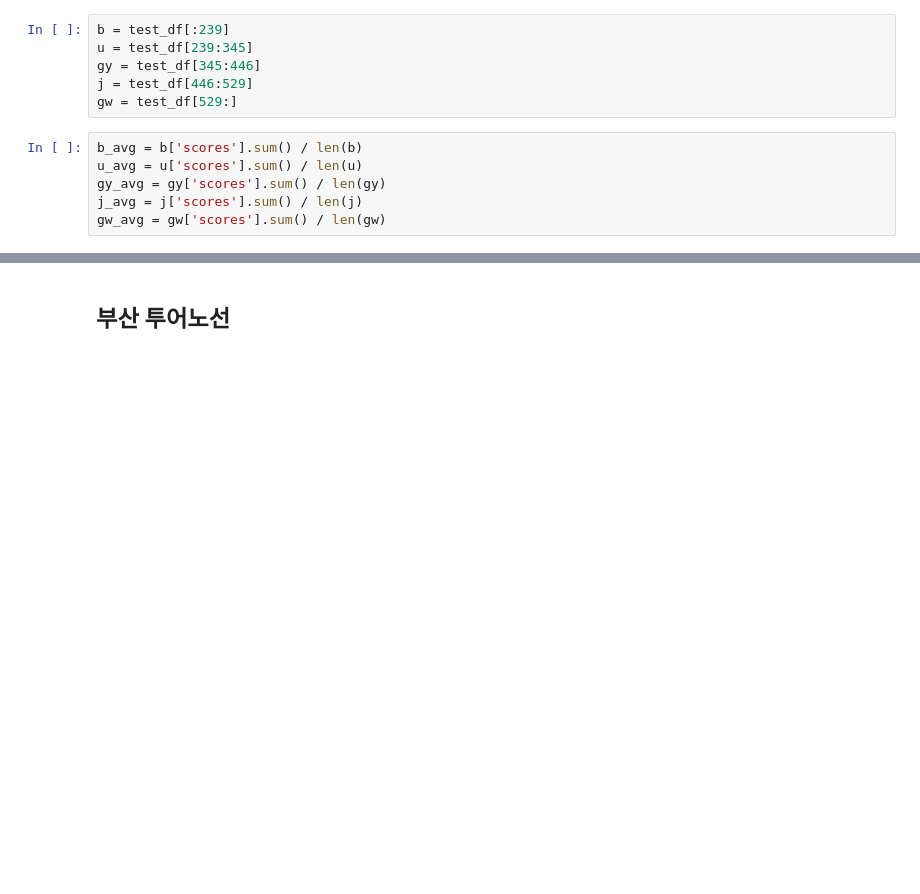
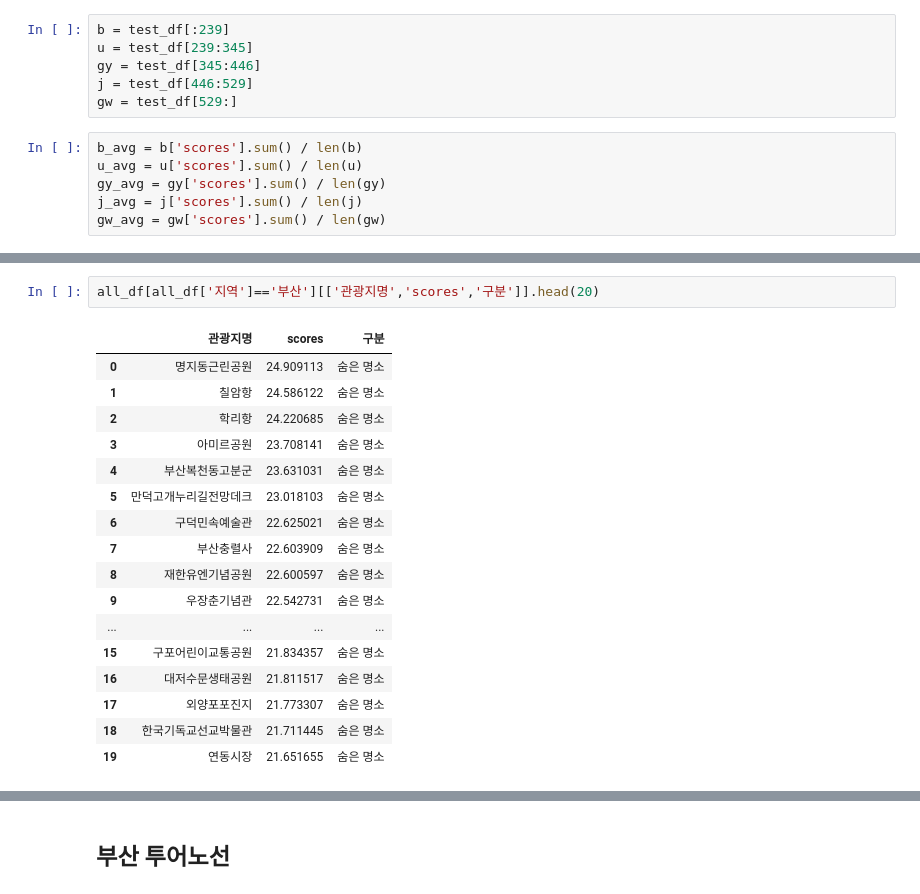
Before and after one commit to GRetriever/Data-Analysis-Project, a Jupyter notebook: Tourist Attractions/EDA.ipynb, the cells around one changed output, grey strips where cells are left out. Saved outputs shown, nothing was run; the diff lists cells and outputs as text; blank space fills up the shorter version.

```diff
--- a/Tourist Attractions/EDA.ipynb
+++ b/Tourist Attractions/EDA.ipynb
@@ -344,0 +451,20 @@ print('광주 : ',len(gw[gw['scores'] >= gw_avg]))
+# %%
+all_df[all_df['지역']=='부산'][['관광지명','scores','구분']].head(20)
+# %% [output]
+|  | 관광지명 | scores | 구분 |
+| 0 | 명지동근린공원 | 24.909113 | 숨은 명소 |
+| 1 | 칠암항 | 24.586122 | 숨은 명소 |
+| 2 | 학리항 | 24.220685 | 숨은 명소 |
+| 3 | 아미르공원 | 23.708141 | 숨은 명소 |
+| 4 | 부산복천동고분군 | 23.631031 | 숨은 명소 |
+| 5 | 만덕고개누리길전망데크 | 23.018103 | 숨은 명소 |
+| 6 | 구덕민속예술관 | 22.625021 | 숨은 명소 |
+| 7 | 부산충렬사 | 22.603909 | 숨은 명소 |
+| 8 | 재한유엔기념공원 | 22.600597 | 숨은 명소 |
+| 9 | 우장춘기념관 | 22.542731 | 숨은 명소 |
+| ... | ... | ... | ... |
+| 15 | 구포어린이교통공원 | 21.834357 | 숨은 명소 |
+| 16 | 대저수문생태공원 | 21.811517 | 숨은 명소 |
+| 17 | 외양포포진지 | 21.773307 | 숨은 명소 |
+| 18 | 한국기독교선교박물관 | 21.711445 | 숨은 명소 |
+| 19 | 연동시장 | 21.651655 | 숨은 명소 |
```
Also changed, not shown: parts of 17 cells of this notebook, 5 other files.
